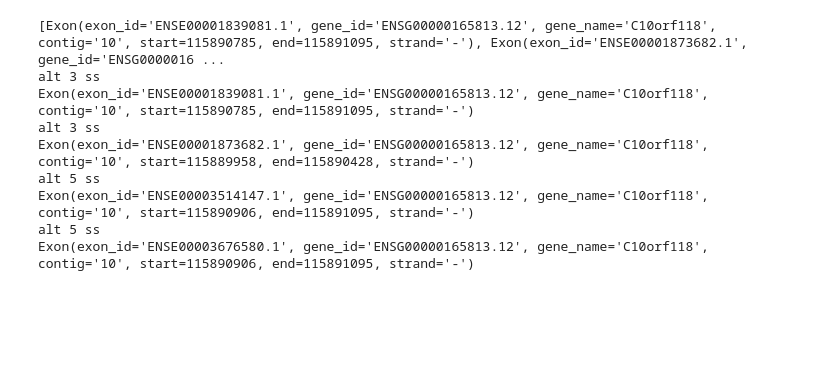
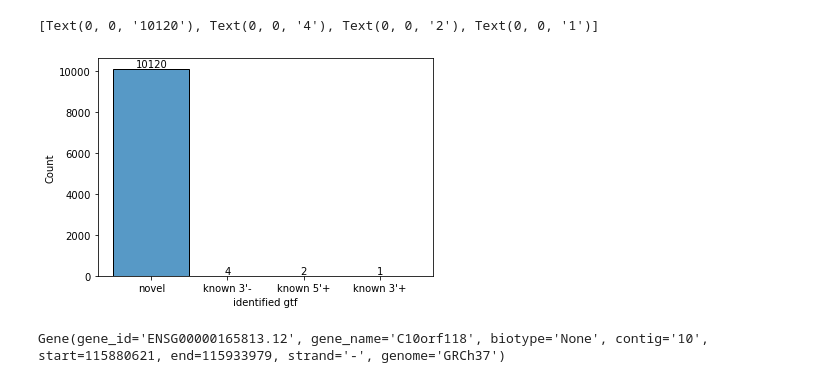
Before and after one commit to rachelcw/junction_table, a Jupyter notebook: junction_table.ipynb, the cells around one changed output. Cells and saved outputs as stored; diff of their text form; code cells hidden in the pictures; blank space fills up the shorter version.

Commit message:
identified gtf

```diff
--- a/junction_table.ipynb
+++ b/junction_table.ipynb
@@ -48,10 +48,10 @@ for i,j in enumerate(table.junction):
     start=int(j[1])
     end=int(j[2])
     gene_name = data.gene_names_at_locus(contig=chr, position=start,end=end)
-    transcript=data.transcript_ids_at_locus(contig=chr,position=start,end=end)
     if gene_name != []:
         table.at[i,'gene_name']=gene_name
 
+
 table.dropna(subset=['gene_name'], inplace=True)
 # %%
 # filter out when unmut bigger than mut (deltapsi < 1) #
@@ -76,0 +90,31 @@ for junc in table.junction:
+# %%
+table['identified gtf']=pd.NaT
+for i,junc in enumerate(table.junction):
+    junc=junc.split(':')
+    chr=junc[0].replace('chr','')
+    start=int(junc[1])
+    end=int(junc[2])
+    annotation= ""
+    counter = 0
+    # start -> 5', end -> 3'
+    start_intron_fp= fiveprime_plus.loc[fiveprime_plus.chrom==chr].copy()
+    end_intron_fm=fiveprime_minus.loc[fiveprime_minus.chrom==chr].copy()
+    if start in start_intron_fp.start_int :
+        annotation= "known 5'+"
+        counter = counter +1
+    if end in end_intron_fm.start_int:
+        annotation= "known 5'-"
+        counter = counter +1
+    start_intron_tp= threeprime_plus.loc[threeprime_plus.chrom==chr].copy()
+    end_intron_tm=threeprime_minus.loc[threeprime_minus.chrom==chr].copy()
+    if end in start_intron_tp.start_int:
+        annotation= "known 3'+"
+        counter = counter +1
+    if start in end_intron_tm.start_int: ## check maybe -1:
+        annotation= "known 3'-"
+        counter = counter +1
+    if counter == 2:
+        annotation = "known junction"
+    if counter== 0:
+        annotation = "novel"
+    table.at[i,'identified gtf']=annotation
@@ -77,28 +139,21 @@ for junc in table.junction:
+# %%
+import seaborn as sns
+ax=sns.histplot(x=table['identified gtf'])
+ax.bar_label(ax.containers[0])
+# %% [output]
+[Text(0, 0, '10120'), Text(0, 0, '4'), Text(0, 0, '2'), Text(0, 0, '1')]
+[figure, added]
 # %%
 # essential gene to sf3b1 #
 gene_dep=pd.read_csv("/home/ls/rachelcw/projects/CRISPR_gene_dependency.csv")
 # %%
 start=115890428
 end=115890906
-exons=data.exons_at_locus(contig='10', position=start,end=end)
-print(exons)
+exons=data.genes_at_locus(contig='10', position=start,end=end)
 for exon in exons:
-    if exon.start<end:
-        print('alt 3 ss')
-        print(exon)
-    elif exon.end>start:
-        print('alt 5 ss')
-        print(exon)
+    print(exon)
 # %% [output]
-[Exon(exon_id='ENSE00001839081.1', gene_id='ENSG00000165813.12', gene_name='C10orf118', contig='10', start=115890785, end=115891095, strand='-'), Exon(exon_id='ENSE00001873682.1', gene_id='ENSG0000016 ...
-alt 3 ss
-Exon(exon_id='ENSE00001839081.1', gene_id='ENSG00000165813.12', gene_name='C10orf118', contig='10', start=115890785, end=115891095, strand='-')
-alt 3 ss
-Exon(exon_id='ENSE00001873682.1', gene_id='ENSG00000165813.12', gene_name='C10orf118', contig='10', start=115889958, end=115890428, strand='-')
-alt 5 ss
-Exon(exon_id='ENSE00003514147.1', gene_id='ENSG00000165813.12', gene_name='C10orf118', contig='10', start=115890906, end=115891095, strand='-')
-alt 5 ss
-Exon(exon_id='ENSE00003676580.1', gene_id='ENSG00000165813.12', gene_name='C10orf118', contig='10', start=115890906, end=115891095, strand='-')
+Gene(gene_id='ENSG00000165813.12', gene_name='C10orf118', biotype='None', contig='10', start=115880621, end=115933979, strand='-', genome='GRCh37')
 # %%
 # # alternative 5/3 prime splice site # #
 for j in table.junction:
```
Also changed, not shown: parts of 3 cells of this notebook.
